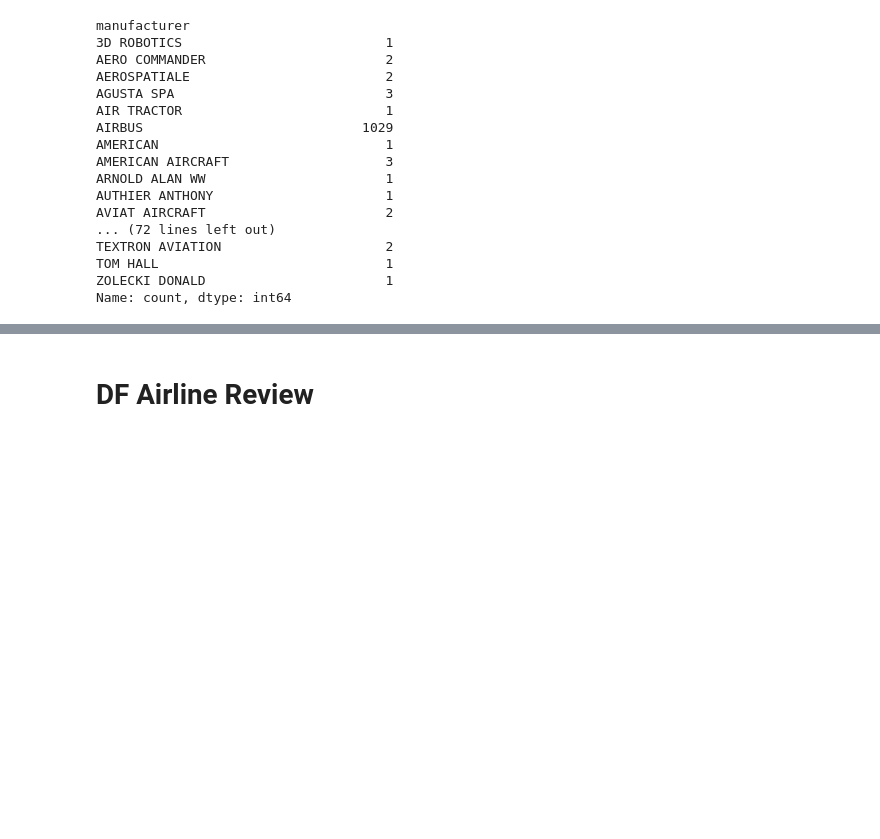
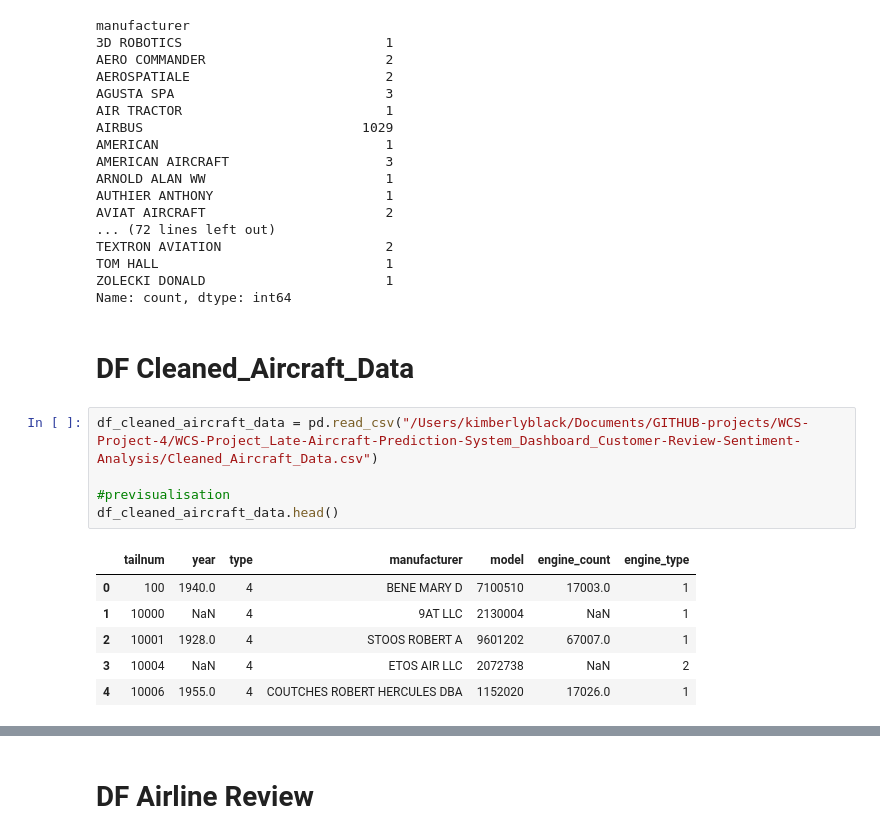
Before and after one commit to KBee-data/WCS-Project_Late-Aircraft-Prediction-System_Dashboard_Customer-Review-Sentiment-Analysis, a Jupyter notebook: P3_fonctions-EDA-datasets-jan2025.ipynb, the cells around one changed output, grey strips where cells are left out. Cells and saved outputs as stored; diff of their text form; blank space fills up the shorter version.

```diff
--- a/P3_fonctions-EDA-datasets-jan2025.ipynb
+++ b/P3_fonctions-EDA-datasets-jan2025.ipynb
@@ -1113,3 +1117,17 @@ TEXTRON AVIATION                     2
 TOM HALL                             1
 ZOLECKI DONALD                       1
 Name: count, dtype: int64
+# %% [markdown]
+# DF Cleaned_Aircraft_Data
+# %%
+df_cleaned_aircraft_data = pd.read_csv("/Users/kimberlyblack/Documents/GITHUB-projects/WCS-Project-4/WCS-Project_Late-Aircraft-Prediction-System_Dashboard_Customer-Review-Sentiment-Analysis/Cleaned_Aircraft_Data.csv")
+
+#previsualisation
+df_cleaned_aircraft_data.head()
+# %% [output]
+|  | tailnum | year | type | manufacturer | model | engine_count | engine_type |
+| 0 | 100 | 1940.0 | 4 | BENE MARY D | 7100510 | 17003.0 | 1 |
+| 1 | 10000 | NaN | 4 | 9AT LLC | 2130004 | NaN | 1 |
+| 2 | 10001 | 1928.0 | 4 | STOOS ROBERT A | 9601202 | 67007.0 | 1 |
+| 3 | 10004 | NaN | 4 | ETOS AIR LLC | 2072738 | NaN | 2 |
+| 4 | 10006 | 1955.0 | 4 | COUTCHES ROBERT HERCULES DBA | 1152020 | 17026.0 | 1 |
```
Also changed, not shown: parts of 21 cells of this notebook, 2 other files.
